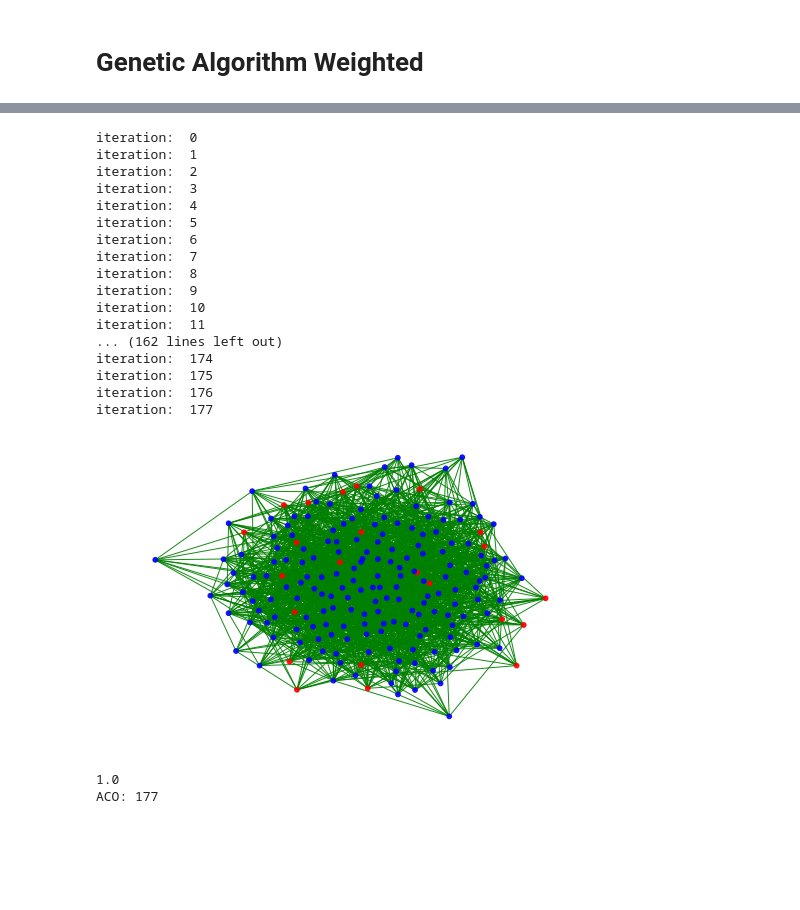
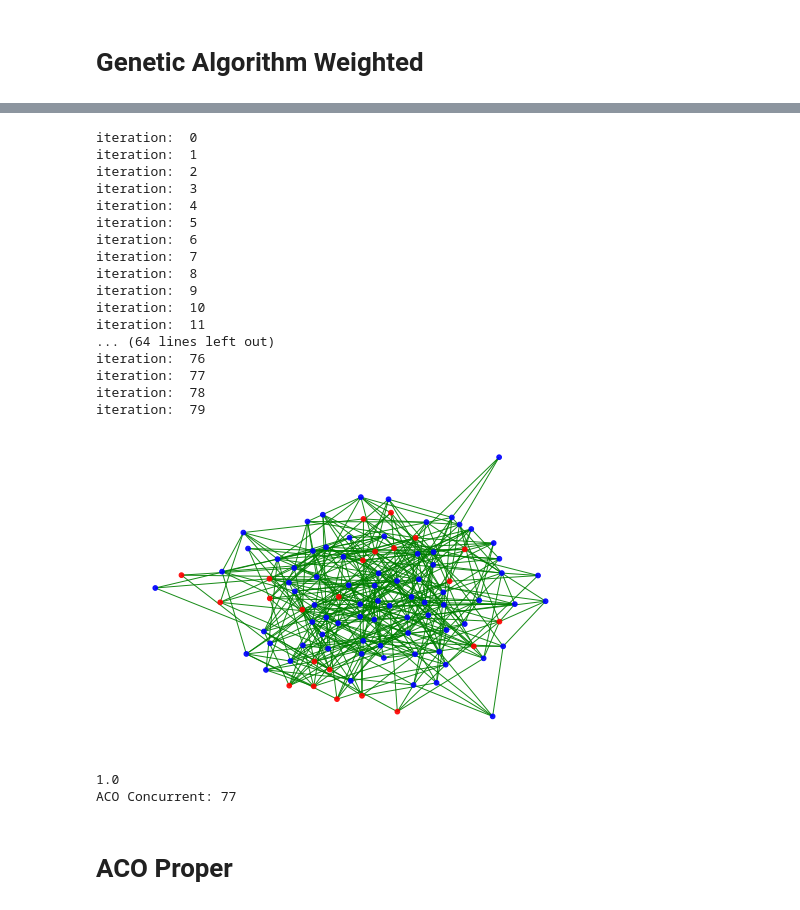
Before and after one commit to Anirudh181001/Minimum-Vertex-Cover-Meta-Heuristics, a Jupyter notebook: minimum_vertex_cover_all_algorithms.ipynb, the cells around one changed output, grey strips where cells are left out. Drawn from its saved outputs; the diff is of its cells as text; code cells hidden in the pictures; blank space fills up the shorter version.

```diff
--- a/minimum_vertex_cover_all_algorithms.ipynb
+++ b/minimum_vertex_cover_all_algorithms.ipynb
@@ -371,10 +329,10 @@ Genetic: 177
 # %%
 # Init
 total_population = 25 #Maximum population allowed in environment
-population_init = 25
+population_init = 15
 overall_best_solution = None
 overall_best_solution_fitness = sys.maxsize
-num_generations = 100
+num_generations = 50
 cross_over_prob = 0.50
 mutation_prob = 0.1
 adjacency_matrix = deepcopy(ADJACENCY_MATRIX)
@@ -655,4 +591,5 @@ Genetic: 188
 # %%
+import time
 num_ants = 30
 alpha = 2
 q_0 = 0.5
@@ -660,6 +597,7 @@ evaporation_rate = 0.01
 adj_list=deepcopy(ADJACENCY_LIST)
 adj_mat = deepcopy(ADJACENCY_MATRIX)
 edges = deepcopy(EDGES)
+vertex_weights = deepcopy(VERTEX_WEIGHTS)
 # %%
 def calc_prob(ant, adj_list, phermone_dict, weight_dict, alpha, q_0, possible_vertices):
     probs = {} #keys -> probs; vals -> connected vertices
@@ -734,7 +672,7 @@ def no_edge_vertices(adj_mat):
             ans.add(vertex)
     return ans
 # %%
-def run_ants_on_hypercube_random_colors_optimized(num_vertices, num_ants, weight_dict, alpha, q_0, evaporation_rate, adj_list, adj_mat): #  returns ((ant.number, path_length), iter)
+def run_ants_concurrent(num_vertices, num_ants, weight_dict, alpha, q_0, evaporation_rate, adj_list, adj_mat): #  returns ((ant.number, path_length), iter)
     ant_edges = {i:deepcopy(EDGES) for i in range(num_ants)}
     pheromone_dict = {i:0.1 for i in range(num_vertices)}
     iter = 0
@@ -745,6 +683,7 @@ def run_ants_on_hypercube_random_colors_optimized(num_vertices, num_ants, weight
     ants_list = [Ant(i) for i in range(num_ants)]
     return_ants_list = []
     #The fun begins
+    start_time = time.time()
     while len(return_ants_list) != num_ants:
         print("iteration: ", iter)
         if breaker:
@@ -775,7 +714,7 @@ def run_ants_on_hypercube_random_colors_optimized(num_vertices, num_ants, weight
         iter += 1
     return return_ants_list, ant_edges
 # %%
-ants_list, ant_edges = run_ants_on_hypercube_random_colors_optimized(n, num_ants, vertex_weights, alpha,q_0, evaporation_rate, adj_list, adj_mat)
+ants_list, ant_edges = run_ants_concurrent(num_vertices, num_ants, vertex_weights, alpha,q_0, evaporation_rate, adj_list, adj_mat)
 # %% [output]
 iteration:  0
 iteration:  1
@@ -789,45 +728,48 @@ iteration:  8
 iteration:  9
 iteration:  10
 iteration:  11
-... (162 lines left out)
-iteration:  174
-iteration:  175
-iteration:  176
-iteration:  177
+... (64 lines left out)
+iteration:  76
+iteration:  77
+iteration:  78
+iteration:  79
 # %%
 color_map = []
 min_num = 100000000000
 solutions = []
 for ant in ants_list:
     if len(ant.history_vertices) < min_num:
         solutions = ant.history_vertices
+        min_num = len(ant.history_vertices)
 
 for node in G:
     if node in solutions:
         color_map.append('blue')
     else:
         color_map.append('red')
 
 edge_colours = []
 for (u,v) in G.edges():
     if u in solutions or v in solutions:
         edge_colours.append("green")
     else:
         edge_colours.append("red")
 
 networkx.draw(G, node_color=color_map, edge_color=edge_colours, node_size=22, alpha=0.9)
 plt.show()
 
 edges_visited = 0
 for col in edge_colours:
     if col == "green":
         edges_visited+=1
 print(edges_visited/len(edge_colours))
-ant_cost = 0
+ant_cost_concurrent = 0
 for vertex in solutions:
-    ant_cost += vertex_weights[vertex]
-print(f"ACO: {ant_cost}")
+    ant_cost_concurrent += vertex_weights[vertex]
+print(f"ACO Concurrent: {ant_cost_concurrent}")
 # %% [output]
-[figure, old version]
+[figure, new version]
 1.0
-ACO: 177
+ACO Concurrent: 77
+# %% [markdown]
+# ACO Proper
```
Also changed, not shown: parts of 20 cells of this notebook, 4 other files.
